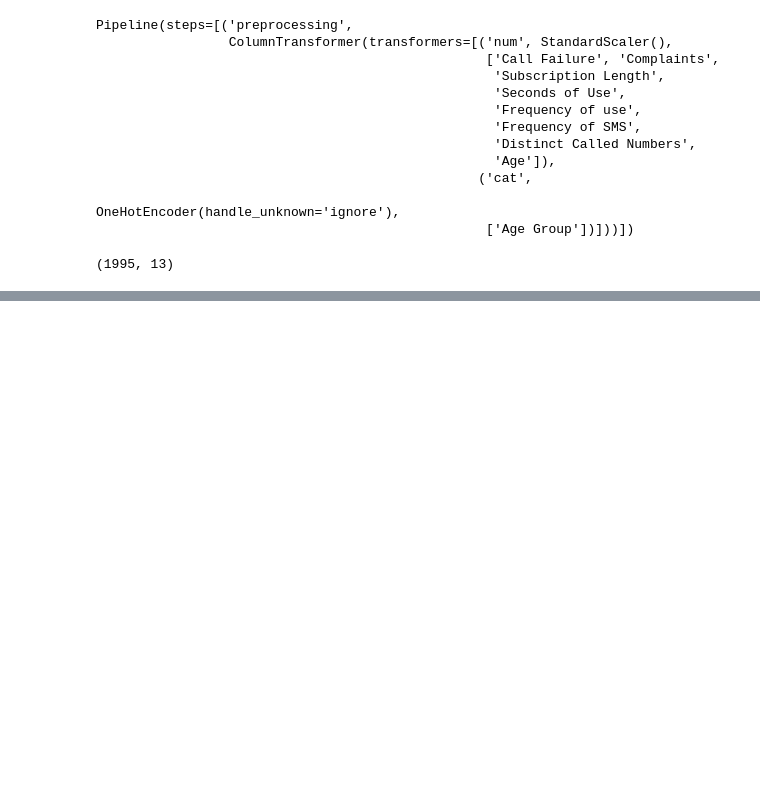
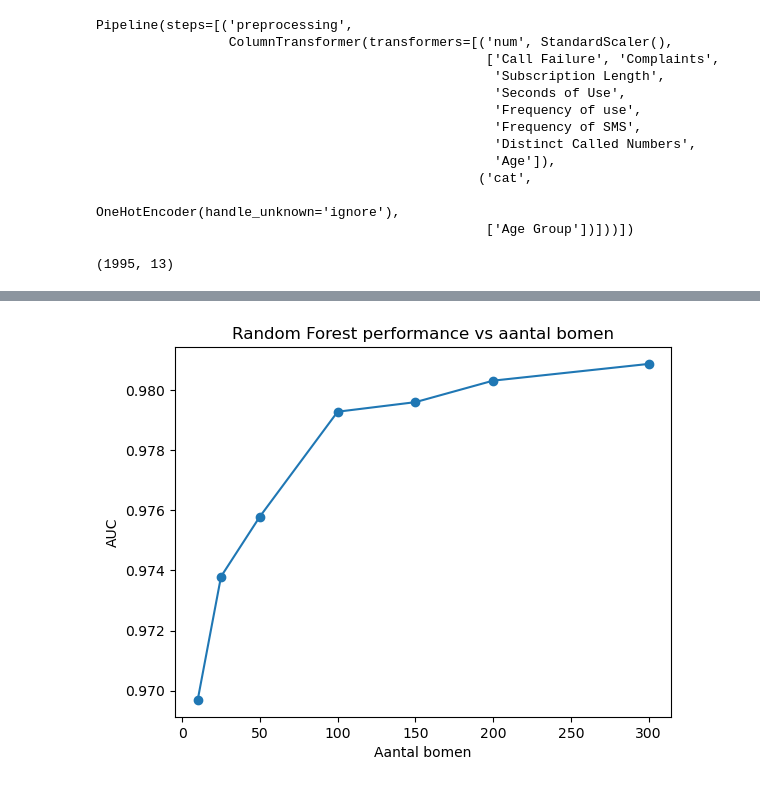
Before and after one commit to Murielle01/BP-3.4, a Jupyter notebook: scripts/opdracht 2/randomforest.ipynb, the cells around one changed output, grey strips where cells are left out. Saved outputs shown, nothing was run; the diff lists cells and outputs as text; code cells hidden in the pictures; blank space fills up the shorter version.

```diff
--- a/scripts/opdracht 2/randomforest.ipynb
+++ b/scripts/opdracht 2/randomforest.ipynb
@@ -136,0 +170,28 @@ print("Beste AUC:", gridsearch_rf.best_score_)
+# %%
+from sklearn.metrics import roc_auc_score
+import matplotlib.pyplot as plt
+import numpy as np
+
+n_trees = [10, 25, 50, 100, 150, 200, 300]
+
+auc_scores = []
+
+for n in n_trees:
+
+    rf_pipe.set_params(model__n_estimators=n)
+
+    rf_pipe.fit(X_train, y_train)
+
+    p_pred = rf_pipe.predict_proba(X_test)[:,1]
+
+    auc = roc_auc_score(y_test, p_pred)
+
+    auc_scores.append(auc)
+
+plt.plot(n_trees, auc_scores, marker='o')
+plt.xlabel("Aantal bomen")
+plt.ylabel("AUC")
+plt.title("Random Forest performance vs aantal bomen")
+plt.show()
+# %% [output]
+[figure, added]
```
Also changed, not shown: parts of 9 cells of this notebook.
